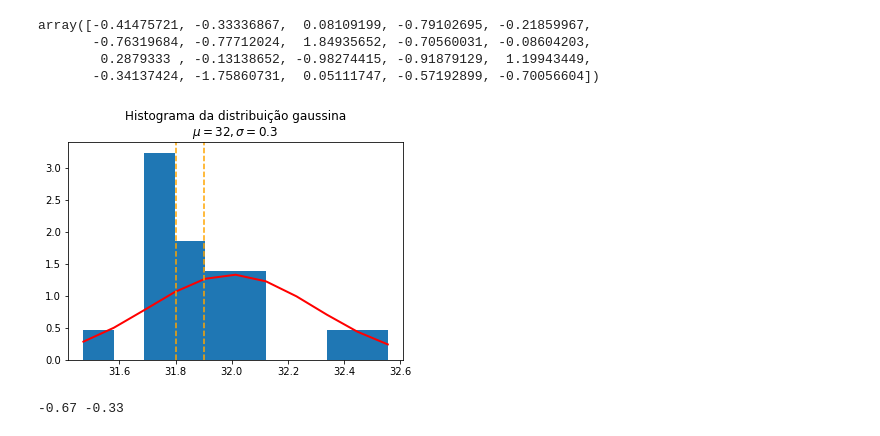
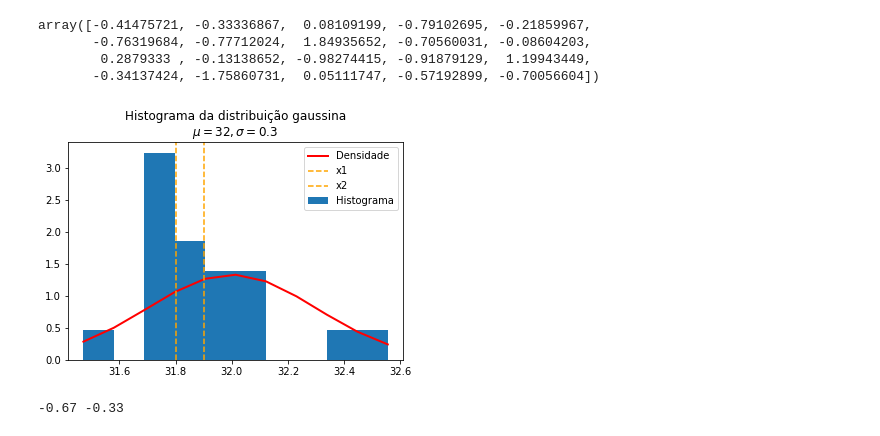
Before and after one commit to janiosl/python.ds, a Jupyter notebook: estatistica/me/est_tarefa_aula07_08.ipynb, the cells around one changed output. Saved outputs shown, nothing was run; the diff lists cells and outputs as text; code cells hidden in the pictures.

```diff
--- a/estatistica/me/est_tarefa_aula07_08.ipynb
+++ b/estatistica/me/est_tarefa_aula07_08.ipynb
@@ -68,24 +68,26 @@ array([-0.41475721, -0.33336867,  0.08109199, -0.79102695, -0.21859967,
        -0.34137424, -1.75860731,  0.05111747, -0.57192899, -0.70056604])
 # %%
 #Definição dos limites de acordo com o enunciado
-li = 31.8  #Limite inferior
-ls = 31.9 #Limite superior
+x1 = 31.8  #Limite inferior
+x2 = 31.9 #Limite superior
 # %%
 #Histograma
 plt.title(f'Histograma da distribuição gaussina\n$\mu={mu}, \sigma={sigma}$')
 count, bins, ignored = plt.hist(X, density=True)
 
 #Função densidade de probabilidade
 plt.plot(bins, 1/(sigma * np.sqrt(2* np.pi)) *
          np.exp( - (bins - mu)**2 / (2 * sigma**2)),
          linewidth=2, color='r')
 
 #Região desejada
-plt.axvline(li, color='orange', linestyle='dashed')
-plt.axvline(ls, color='orange', linestyle='dashed')
+plt.axvline(x1, color='orange', linestyle='dashed', label='x1')
+plt.axvline(x2, color='orange', linestyle='dashed', label='x2')
+
+plt.legend(['Densidade', 'x1', 'x2', 'Histograma'])
 
 plt.savefig('plot1.1.png')
 # %% [output]
-[figure, old version]
+[figure, new version]
 # %%
 #Transformação dos valores por aproximação gaussiana
```
Also changed, not shown: parts of 7 cells of this notebook.
